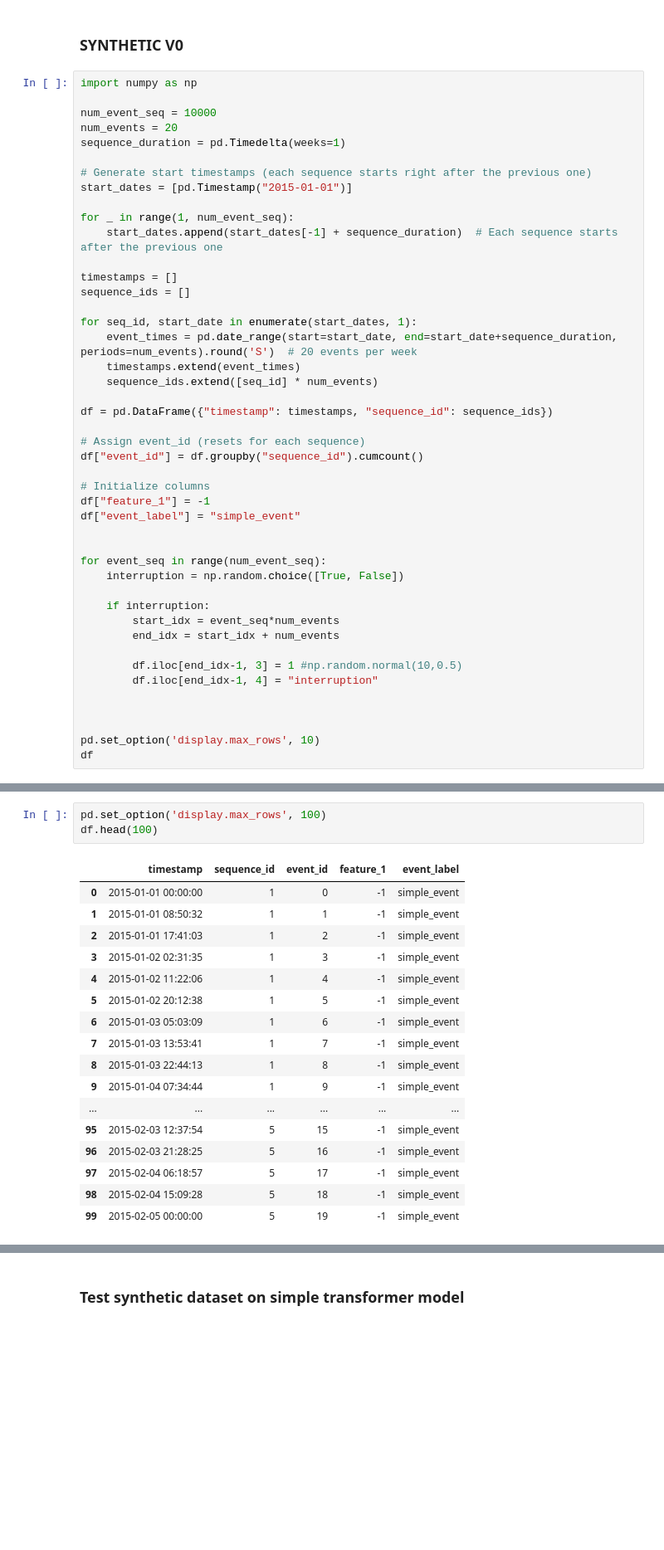
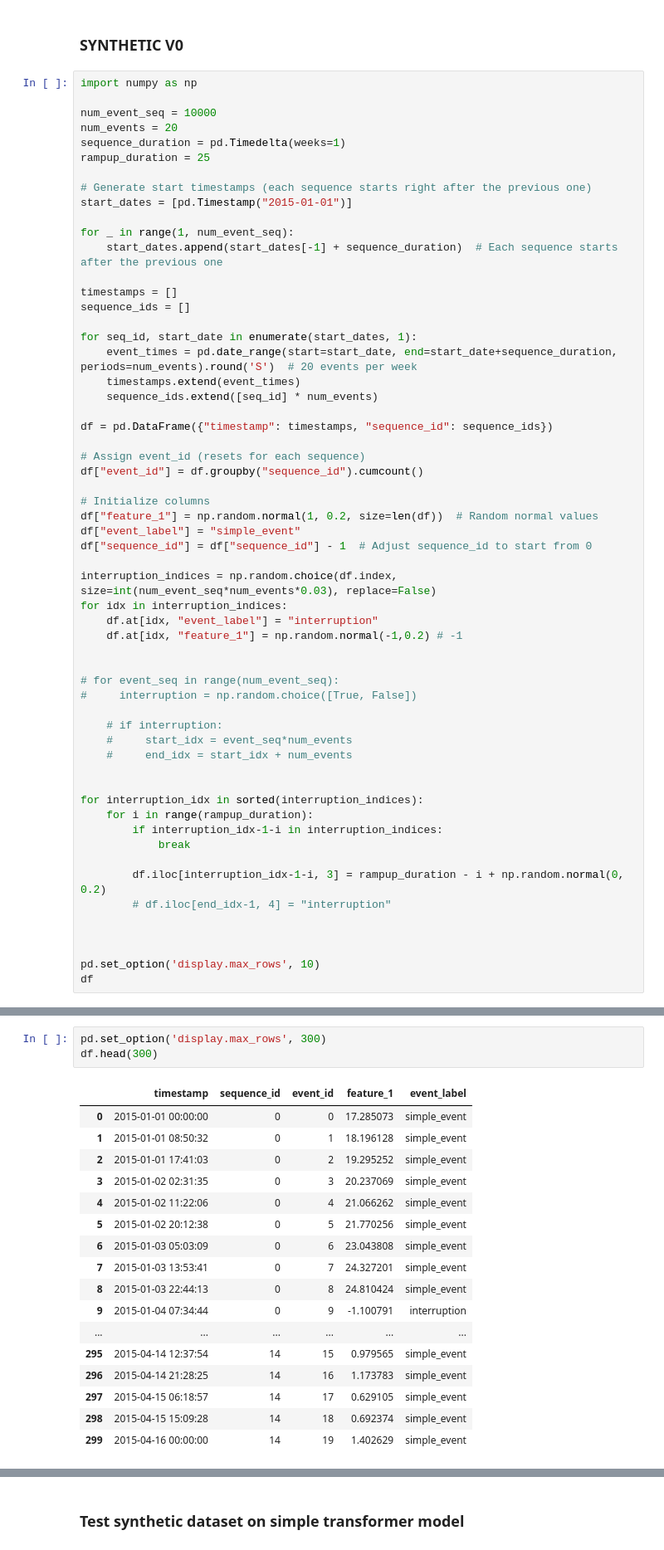
Before and after one commit to filipols/Master-thesis, a Jupyter notebook: notebooks/load_datasets.ipynb, the cells around one changed output, grey strips where cells are left out. Shown: that part at 83% size. Cells and saved outputs as stored; diff of their text form; blank space fills up the shorter version.

```diff
--- a/notebooks/load_datasets.ipynb
+++ b/notebooks/load_datasets.ipynb
@@ -1906,6 +1906,7 @@ import numpy as np
 num_event_seq = 10000
 num_events = 20
 sequence_duration = pd.Timedelta(weeks=1)
+rampup_duration = 25
 
 # Generate start timestamps (each sequence starts right after the previous one)
 start_dates = [pd.Timestamp("2015-01-01")]
@@ -1927,19 +1928,31 @@ df = pd.DataFrame({"timestamp": timestamps, "sequence_id": sequence_ids})
 df["event_id"] = df.groupby("sequence_id").cumcount()
 
 # Initialize columns
-df["feature_1"] = -1
+df["feature_1"] = np.random.normal(1, 0.2, size=len(df))  # Random normal values
 df["event_label"] = "simple_event"
+df["sequence_id"] = df["sequence_id"] - 1  # Adjust sequence_id to start from 0
+
+interruption_indices = np.random.choice(df.index, size=int(num_event_seq*num_events*0.03), replace=False)
+for idx in interruption_indices:
+    df.at[idx, "event_label"] = "interruption"
+    df.at[idx, "feature_1"] = np.random.normal(-1,0.2) # -1
 
 
-for event_seq in range(num_event_seq):
-    interruption = np.random.choice([True, False])
+# for event_seq in range(num_event_seq):
+#     interruption = np.random.choice([True, False])
 
-    if interruption:
-        start_idx = event_seq*num_events
-        end_idx = start_idx + num_events
+    # if interruption:
+    #     start_idx = event_seq*num_events
+    #     end_idx = start_idx + num_events
 
-        df.iloc[end_idx-1, 3] = 1 #np.random.normal(10,0.5)
-        df.iloc[end_idx-1, 4] = "interruption"
+
+for interruption_idx in sorted(interruption_indices):
+    for i in range(rampup_duration):
+        if interruption_idx-1-i in interruption_indices:
+            break
+
+        df.iloc[interruption_idx-1-i, 3] = rampup_duration - i + np.random.normal(0, 0.2)
+        # df.iloc[end_idx-1, 4] = "interruption"
 
 
 
@@ -1961,23 +1974,23 @@ df
 200000 rows × 5 columns
 # %%
-pd.set_option('display.max_rows', 100)
-df.head(100)
+pd.set_option('display.max_rows', 300)
+df.head(300)
 # %% [output]
 |  | timestamp | sequence_id | event_id | feature_1 | event_label |
-| 0 | 2015-01-01 00:00:00 | 1 | 0 | -1 | simple_event |
-| 1 | 2015-01-01 08:50:32 | 1 | 1 | -1 | simple_event |
-| 2 | 2015-01-01 17:41:03 | 1 | 2 | -1 | simple_event |
-| 3 | 2015-01-02 02:31:35 | 1 | 3 | -1 | simple_event |
-| 4 | 2015-01-02 11:22:06 | 1 | 4 | -1 | simple_event |
-| 5 | 2015-01-02 20:12:38 | 1 | 5 | -1 | simple_event |
-| 6 | 2015-01-03 05:03:09 | 1 | 6 | -1 | simple_event |
-| 7 | 2015-01-03 13:53:41 | 1 | 7 | -1 | simple_event |
-| 8 | 2015-01-03 22:44:13 | 1 | 8 | -1 | simple_event |
-| 9 | 2015-01-04 07:34:44 | 1 | 9 | -1 | simple_event |
+| 0 | 2015-01-01 00:00:00 | 0 | 0 | 17.285073 | simple_event |
+| 1 | 2015-01-01 08:50:32 | 0 | 1 | 18.196128 | simple_event |
+| 2 | 2015-01-01 17:41:03 | 0 | 2 | 19.295252 | simple_event |
+| 3 | 2015-01-02 02:31:35 | 0 | 3 | 20.237069 | simple_event |
+| 4 | 2015-01-02 11:22:06 | 0 | 4 | 21.066262 | simple_event |
+| 5 | 2015-01-02 20:12:38 | 0 | 5 | 21.770256 | simple_event |
+| 6 | 2015-01-03 05:03:09 | 0 | 6 | 23.043808 | simple_event |
+| 7 | 2015-01-03 13:53:41 | 0 | 7 | 24.327201 | simple_event |
+| 8 | 2015-01-03 22:44:13 | 0 | 8 | 24.810424 | simple_event |
+| 9 | 2015-01-04 07:34:44 | 0 | 9 | -1.100791 | interruption |
 | ... | ... | ... | ... | ... | ... |
-| 95 | 2015-02-03 12:37:54 | 5 | 15 | -1 | simple_event |
-| 96 | 2015-02-03 21:28:25 | 5 | 16 | -1 | simple_event |
-| 97 | 2015-02-04 06:18:57 | 5 | 17 | -1 | simple_event |
-| 98 | 2015-02-04 15:09:28 | 5 | 18 | -1 | simple_event |
-| 99 | 2015-02-05 00:00:00 | 5 | 19 | -1 | simple_event |
+| 295 | 2015-04-14 12:37:54 | 14 | 15 | 0.979565 | simple_event |
+| 296 | 2015-04-14 21:28:25 | 14 | 16 | 1.173783 | simple_event |
+| 297 | 2015-04-15 06:18:57 | 14 | 17 | 0.629105 | simple_event |
+| 298 | 2015-04-15 15:09:28 | 14 | 18 | 0.692374 | simple_event |
+| 299 | 2015-04-16 00:00:00 | 14 | 19 | 1.402629 | simple_event |
 # %%
```
Also changed, not shown: parts of 4 cells of this notebook, 1 other file.
